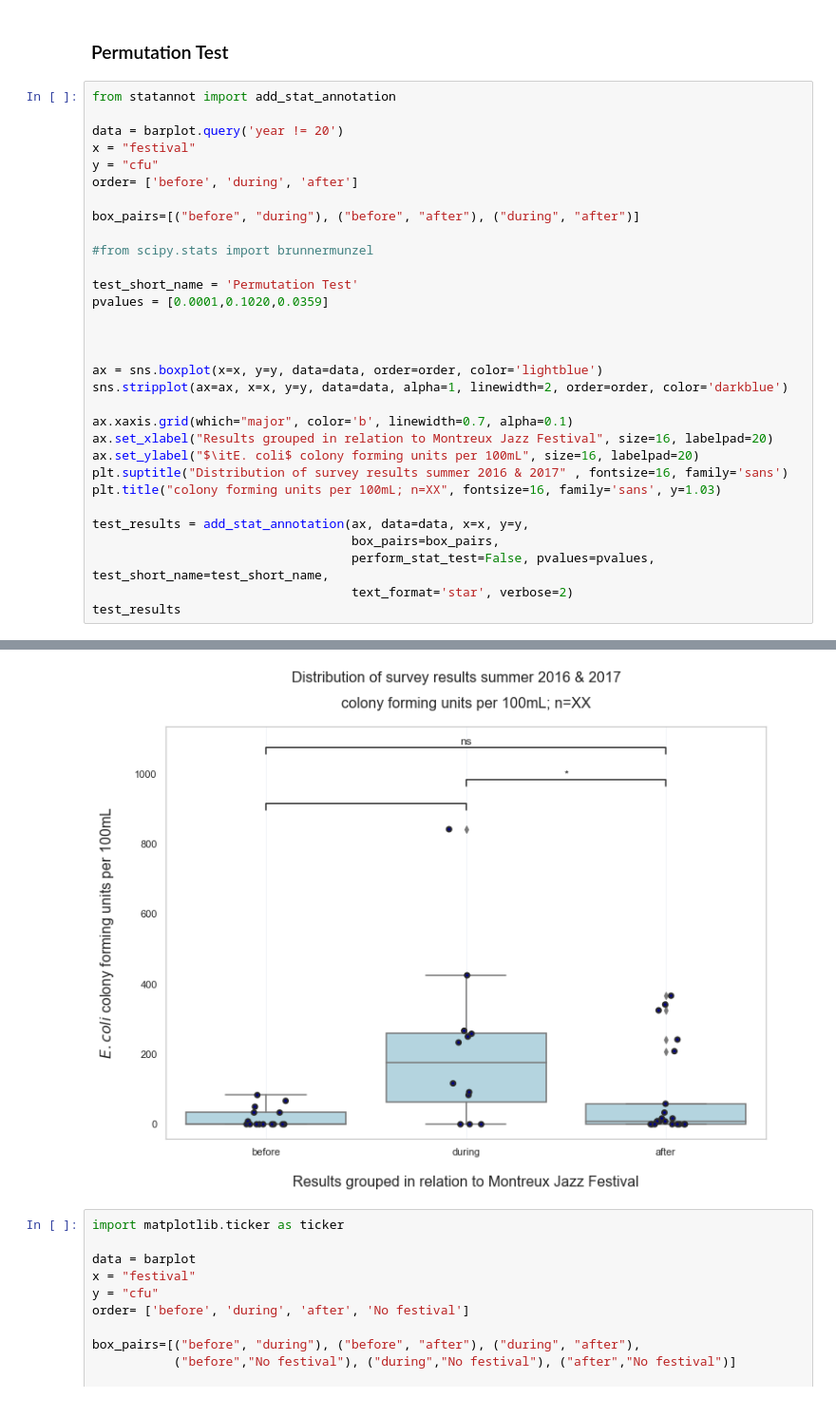
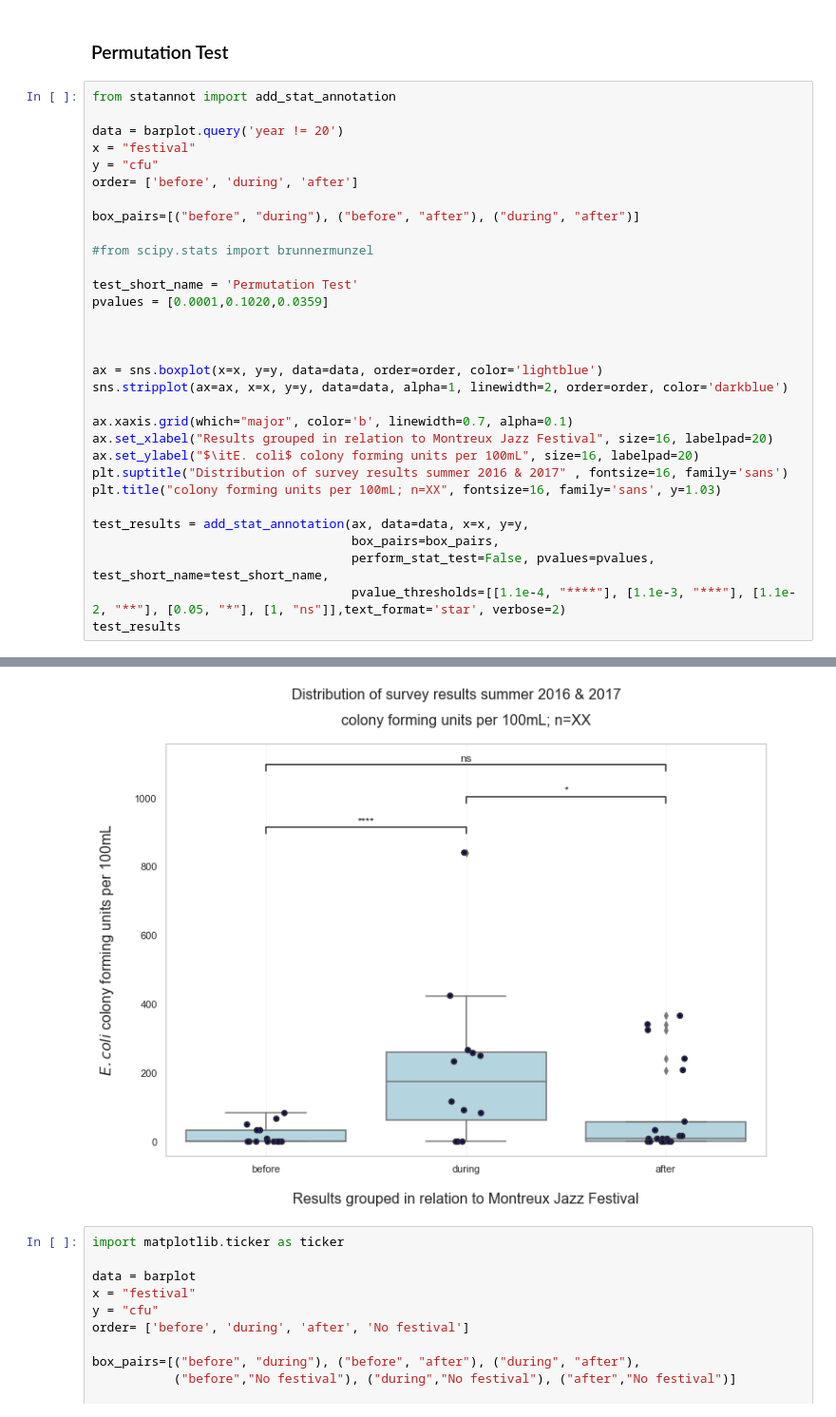
Before and after one commit to Hackuarium/montreux-water-quality, a Jupyter notebook: 2-plots.ipynb, the cells around one changed output, grey strips where cells are left out. Shown at 95% size. Drawn from its saved outputs; the diff is of its cells as text.

```diff
--- a/2-plots.ipynb
+++ b/2-plots.ipynb
@@ -376,7 +376,7 @@ plt.title("colony forming units per 100mL; n=XX", fontsize=16, family='sans', y=
 test_results = add_stat_annotation(ax, data=data, x=x, y=y,
                                    box_pairs=box_pairs,
                                    perform_stat_test=False, pvalues=pvalues, test_short_name=test_short_name,
-                                   text_format='star', verbose=2)
+                                   pvalue_thresholds=[[1.1e-4, "****"], [1.1e-3, "***"], [1.1e-2, "**"], [0.05, "*"], [1, "ns"]],text_format='star', verbose=2)
 test_results
 # %% [output]
 p-value annotation legend:
@@ -388,12 +388,12 @@ ns: 5.00e-02 < p <= 1.00e+00
 
 before v.s. during: Custom statistical test, P_val:1.000e-04
 during v.s. after: Custom statistical test, P_val:3.590e-02
 before v.s. after: Custom statistical test, P_val:1.020e-01
 (<AxesSubplot:title={'center':'colony forming units per 100mL; n=XX'}, xlabel='Results grouped in relation to Montreux Jazz Festival', ylabel='$\\itE. coli$ colony forming units per 100mL'>,
  [<statannot.StatResult.StatResult at 0x...>,
   <statannot.StatResult.StatResult at 0x...>,
   <statannot.StatResult.StatResult at 0x...>])
-[figure, old version]
+[figure, new version]
 # %%
 import matplotlib.ticker as ticker
 
```
Also changed, not shown: parts of 1 cell of this notebook.
